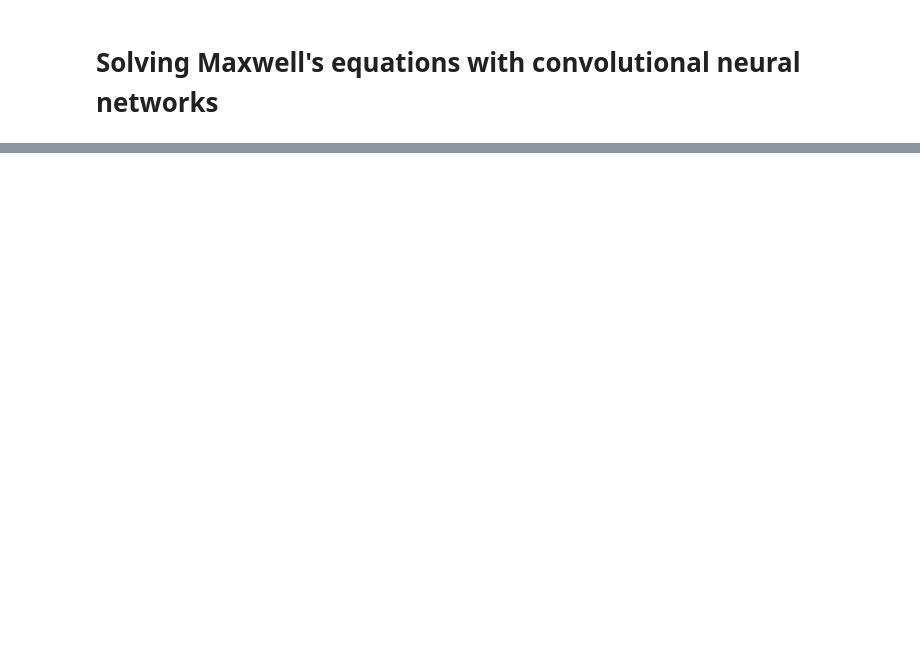
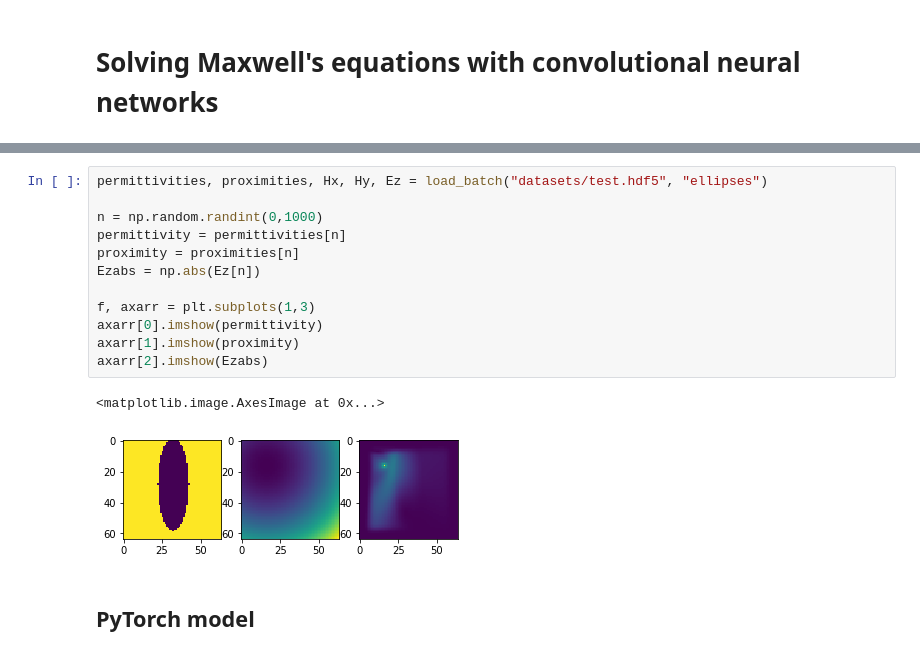
Before and after one commit to bencbartlett/neural-maxwell, a Jupyter notebook: CS229_Final_Project.ipynb, the cells around one changed output, grey strips where cells are left out. Cells and saved outputs as stored; diff of their text form; blank space fills up the shorter version.

```diff
--- a/CS229_Final_Project.ipynb
+++ b/CS229_Final_Project.ipynb
@@ -22,0 +27,17 @@ permittivities, proximities, Hx, Hy, Ez = load_batch("datasets/test.hdf5", "rect
+# %%
+permittivities, proximities, Hx, Hy, Ez = load_batch("datasets/test.hdf5", "ellipses")
+
+n = np.random.randint(0,1000)
+permittivity = permittivities[n]
+proximity = proximities[n]
+Ezabs = np.abs(Ez[n])
+
+f, axarr = plt.subplots(1,3)
+axarr[0].imshow(permittivity)
+axarr[1].imshow(proximity)
+axarr[2].imshow(Ezabs)
+# %% [output]
+<matplotlib.image.AxesImage at 0x...>
+[figure, added]
+# %% [markdown]
+## PyTorch model
```
Also changed, not shown: parts of 21 cells of this notebook, 2 other files.
